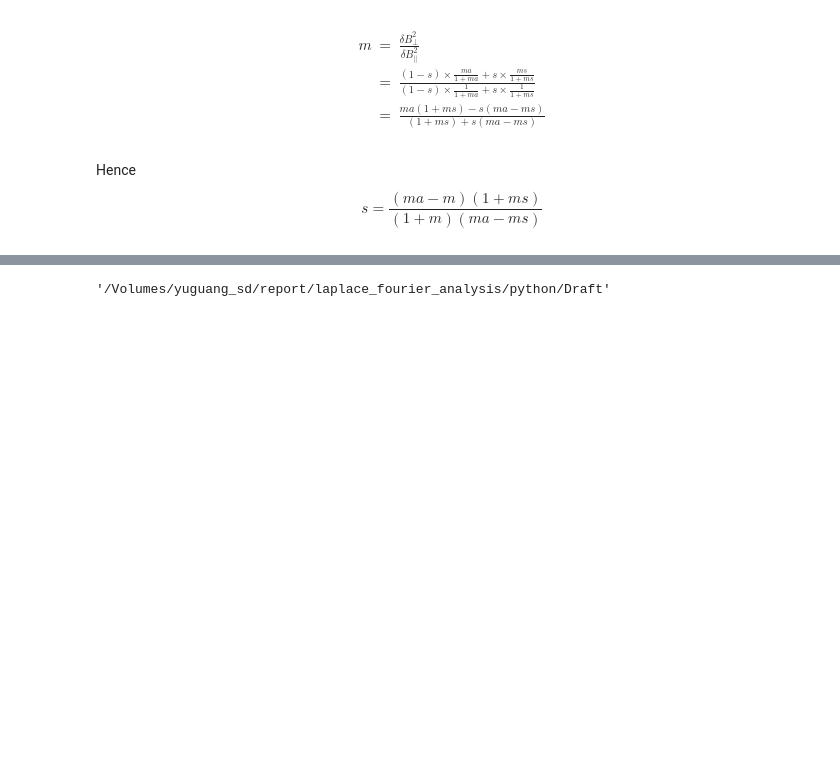
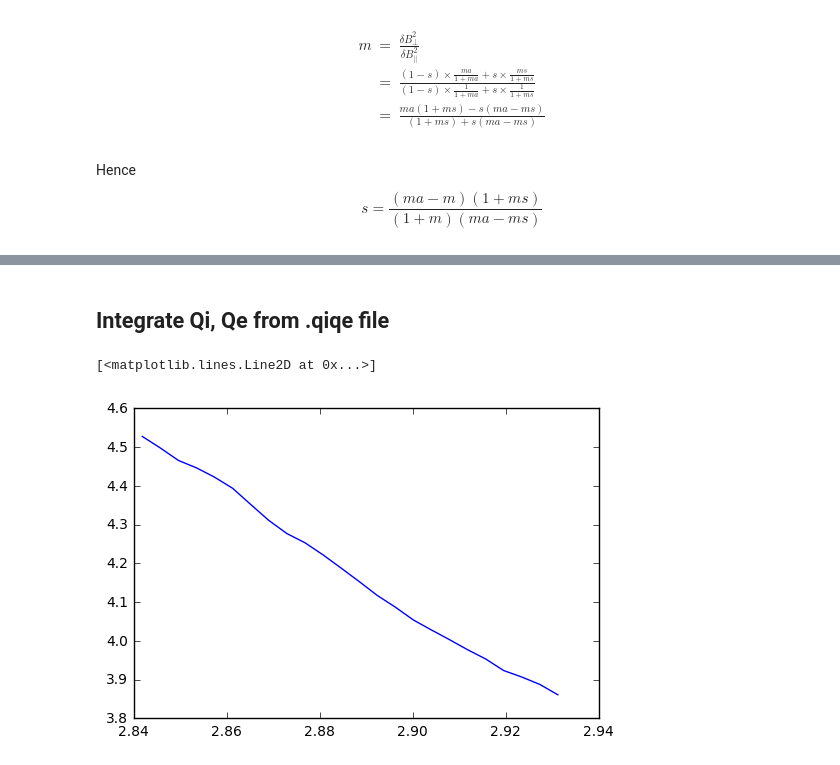
Before and after one commit to YuguangTong/Fourier-Laplace-plasma-response-in-driven-Gyrokinetics, a Jupyter notebook: python/Draft/Draft_20161206.ipynb, the cells around one changed output, grey strips where cells are left out. Drawn from its saved outputs; the diff is of its cells as text; code cells hidden in the pictures; blank space fills up the shorter version.

Commit message:
first draft of the AGU poster

```diff
--- a/python/Draft/Draft_20161206.ipynb
+++ b/python/Draft/Draft_20161206.ipynb
@@ -205,4 +205,2 @@ crit_bal_kperp_kpar.png              nl_bi_001_mix_qiqe_t_all.png
-# %%
-pwd
-# %% [output]
-'/Volumes/yuguang_sd/report/laplace_fourier_analysis/python/Draft'
+# %% [markdown]
+## Integrate Qi, Qe from .qiqe file
@@ -208,0 +232,33 @@ pwd
+# %%
+t = data[:, 0] / per
+tmax = max(t);
+#  number of polar kp bins
+nkp = len(t[t == tmax])
+
+#  number of timesteps
+ntf = int(len(t) / nkp)
+
+t  = t.reshape(ntf, nkp)
+t_all = t[:, 1];
+kperp = data[:, 1].reshape(ntf, nkp)
+kp = kperp[0, :]
+hi = data[:, 2].reshape(ntf, nkp)     # ion collisional heating
+he = data[:, 3].reshape(ntf, nkp)     # electron collisional heating
+goi = data[:, 4].reshape(ntf, nkp)    # ion gamma_nl / omega_nl
+goe = data[:, 5].reshape(ntf, nkp)    # electron gamma_nl / omega_nl
+
+nkx = np.floor((nx-1)/3)
+boxedge = kperp[0, 0]*nkx
+# %%
+def cal_q(h):
+    dk = 0.2
+    q = sum(h) * dk
+    return q
+
+qi_t = np.array([cal_q(hi[i, :]) for i in range(ntf)])
+qe_t = np.array([cal_q(he[i, :]) for i in range(ntf)])
+# %%
+plt.plot(t_all, qi_t/qe_t)
+# %% [output]
+[<matplotlib.lines.Line2D at 0x...>]
+[figure, added]
```
Also changed, not shown: parts of 22 cells of this notebook, 42 other files.
